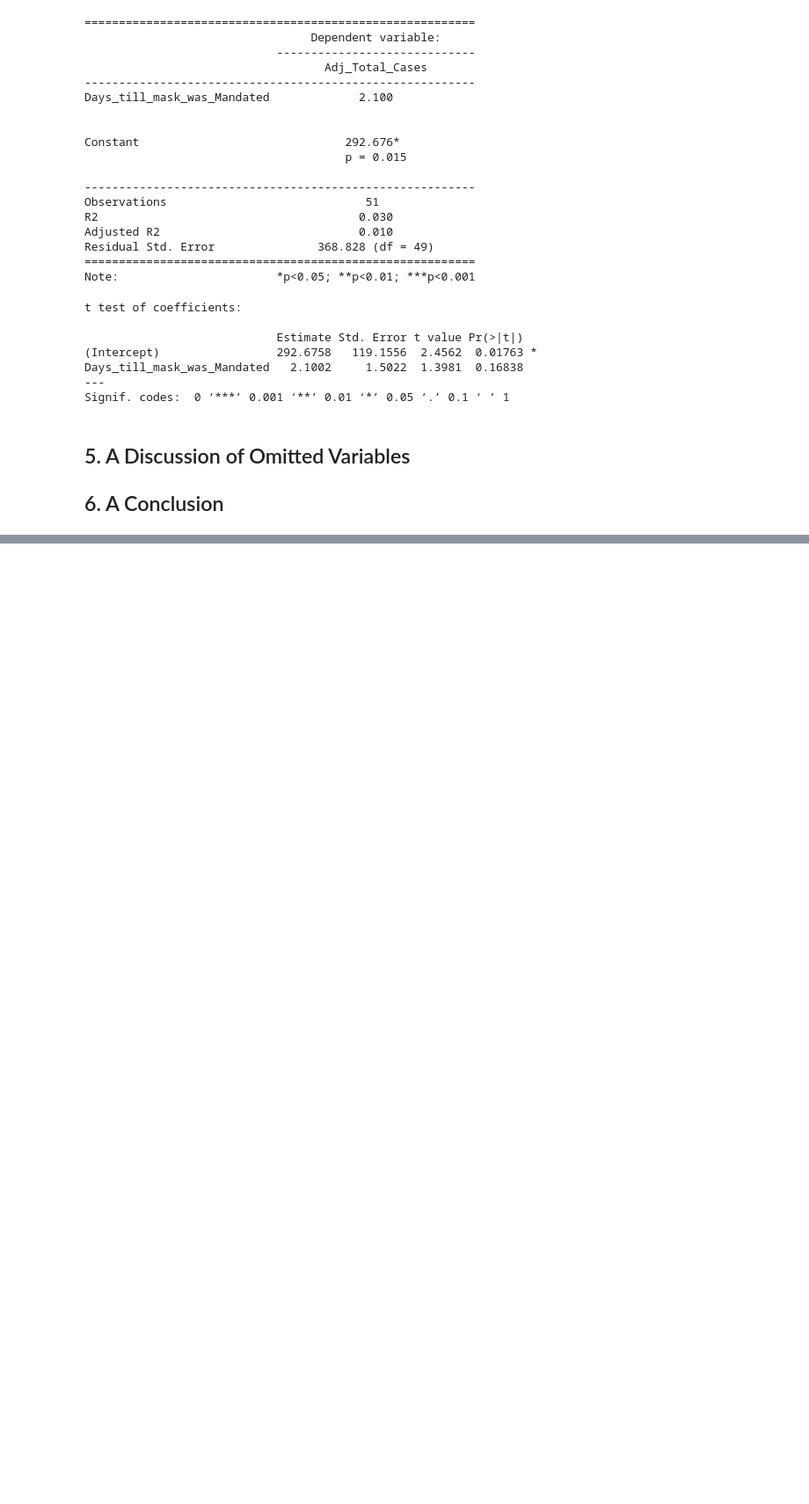
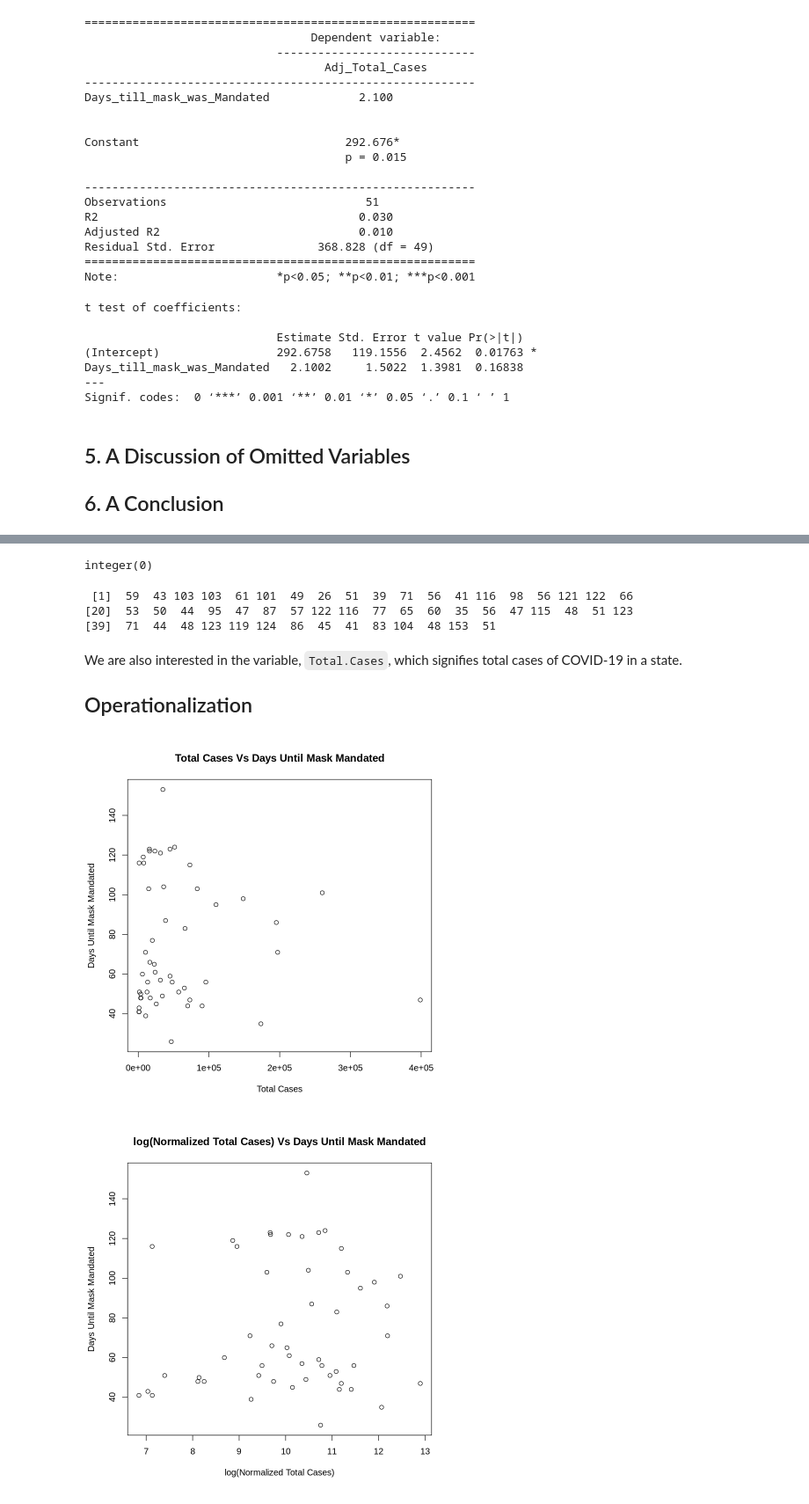
Before and after one commit to ericlundy87/Lab-3-A-Regression-Study-of-COVID-19, a Jupyter notebook: lab_3.ipynb, the cells around one changed output, grey strips where cells are left out. Shown: that part at 88% size. Saved outputs shown, nothing was run; the diff lists cells and outputs as text; code cells hidden in the pictures; blank space fills up the shorter version.

```diff
--- a/lab_3.ipynb
+++ b/lab_3.ipynb
@@ -361,0 +375,5 @@ Signif. codes:  0 ‘***’ 0.001 ‘**’ 0.01 ‘*’ 0.05 ‘.’ 0.1 ‘ ’
+# %%
+dataSet = read.csv("covid-19_dataset.csv")
+ds <- dataSet
+str(ds)
+ds$State
@@ -361,0 +418,2 @@ Signif. codes:  0 ‘***’ 0.001 ‘**’ 0.01 ‘*’ 0.05 ‘.’ 0.1 ‘ ’
+# %%
+ds <- ds[-c(4),]
@@ -361,0 +433,38 @@ Signif. codes:  0 ‘***’ 0.001 ‘**’ 0.01 ‘*’ 0.05 ‘.’ 0.1 ‘ ’
+# %%
+maskStart <- as.Date(ds$Fixed_Mandate_Face_Mask, format="%m/%d/%y")
+firstCase <- as.Date(ds$First_Case_Date, format="%m/%d/%y")
+# the load of date data with 0 gets loaded as NA; find all NA - there are 10 such values
+ndx <- which(is.na(maskStart))
+ndx
+# set all of them to 07/07/20 date
+maskStart[ndx] <- as.Date("07/07/20", format="%m/%d/%y")
+mm <- as.data.frame(maskStart-firstCase)
+mm <- mm$`maskStart - firstCase`
+mm <- strtoi(mm)
+# days until mask was mandated
+mm
+# %% [output]
+integer(0)
+ [1]  59  43 103 103  61 101  49  26  51  39  71  56  41 116  98  56 121 122  66
+[20]  53  50  44  95  47  87  57 122 116  77  65  60  35  56  47 115  48  51 123
+[39]  71  44  48 123 119 124  86  45  41  83 104  48 153  51
+# %% [markdown]
+We are also interested in the variable, `Total.Cases`, which signifies total cases of COVID-19 in a state.
+
+## Operationalization
+# %%
+tc <- ds$Total.Cases
+title <- "Total Cases Vs Days Until Mask Mandated"
+xtitle <- "Total Cases"
+ytitle <- "Days Until Mask Mandated"
+plot(tc, mm, main=title, xlab=xtitle, ylab=ytitle)
+
+# total cases density
+tcd <- tc/ds$Population.density.per.square.miles
+title <- "log(Normalized Total Cases) Vs Days Until Mask Mandated"
+xtitle <- "log(Normalized Total Cases)"
+ytitle <- "Days Until Mask Mandated"
+plot(log(tc), mm, main=title, xlab=xtitle, ylab=ytitle)
+# %% [output]
+[figure, added]
+[figure, added]
```
Also changed, not shown: parts of 8 cells of this notebook, 1 other file.
